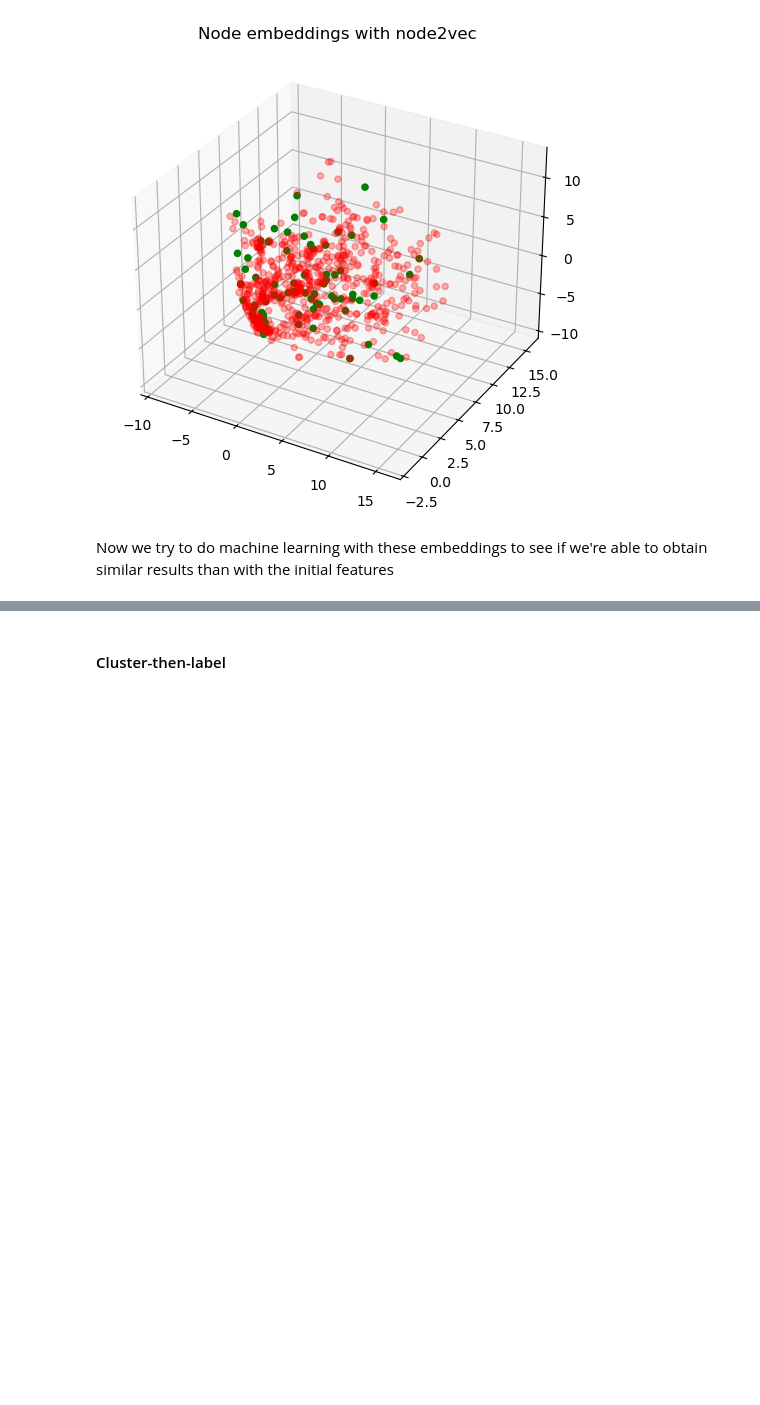
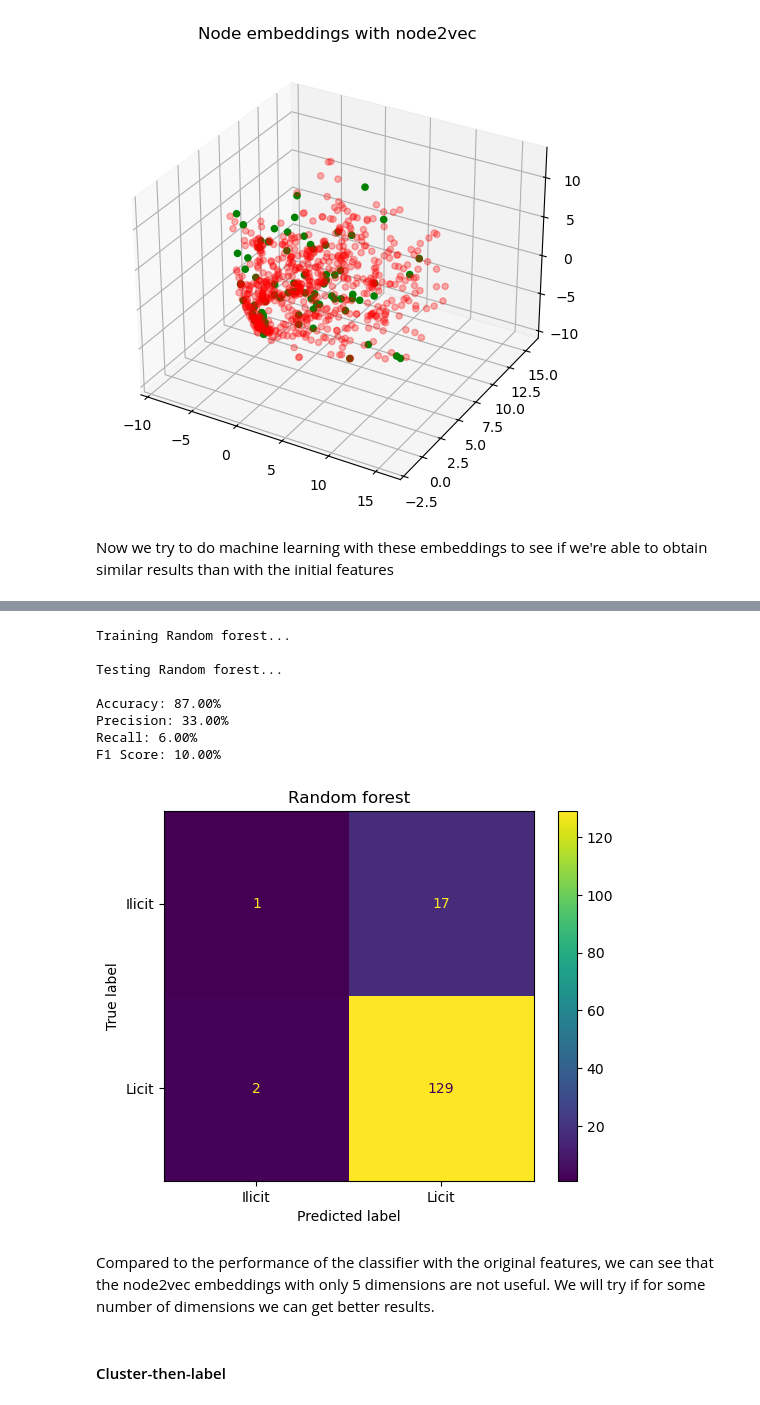
Before and after one commit to Arnau1/GraphAnomaly, a Jupyter notebook: marti2.ipynb, the cells around one changed output, grey strips where cells are left out. Cells and saved outputs as stored; diff of their text form; code cells hidden in the pictures; blank space fills up the shorter version.

```diff
--- a/marti2.ipynb
+++ b/marti2.ipynb
@@ -169,0 +191,24 @@ from mLearning import machineLearning
+# %%
+# Then, with a node2vec dataframe
+
+# Create a DataFrame for the principal components
+columns = [f"n2v_{i+1}" for i in range(embeddings.shape[1])]
+n2v_df = pd.DataFrame(data=embeddings, columns=columns)
+
+n2v_df['class'] = list(df18['class'])
+n2v_df['txId'] = list(df18['txId'])
+
+df_training = machineLearning(n2v_df)
+df_training.train_and_test(method, use_pca=False, display_conf_matrix=True, modeMarti=True)
+# %% [output]
+Training Random forest...
+
+Testing Random forest...
+
+Accuracy: 87.00%
+Precision: 33.00%
+Recall: 6.00%
+F1 Score: 10.00%
+[figure, added]
+# %% [markdown]
+Compared to the performance of the classifier with the original features, we can see that the node2vec embeddings with only 5 dimensions are not useful. We will try if for some number of dimensions we can get better results.
```
Also changed, not shown: parts of 5 cells of this notebook, 1 other file.
